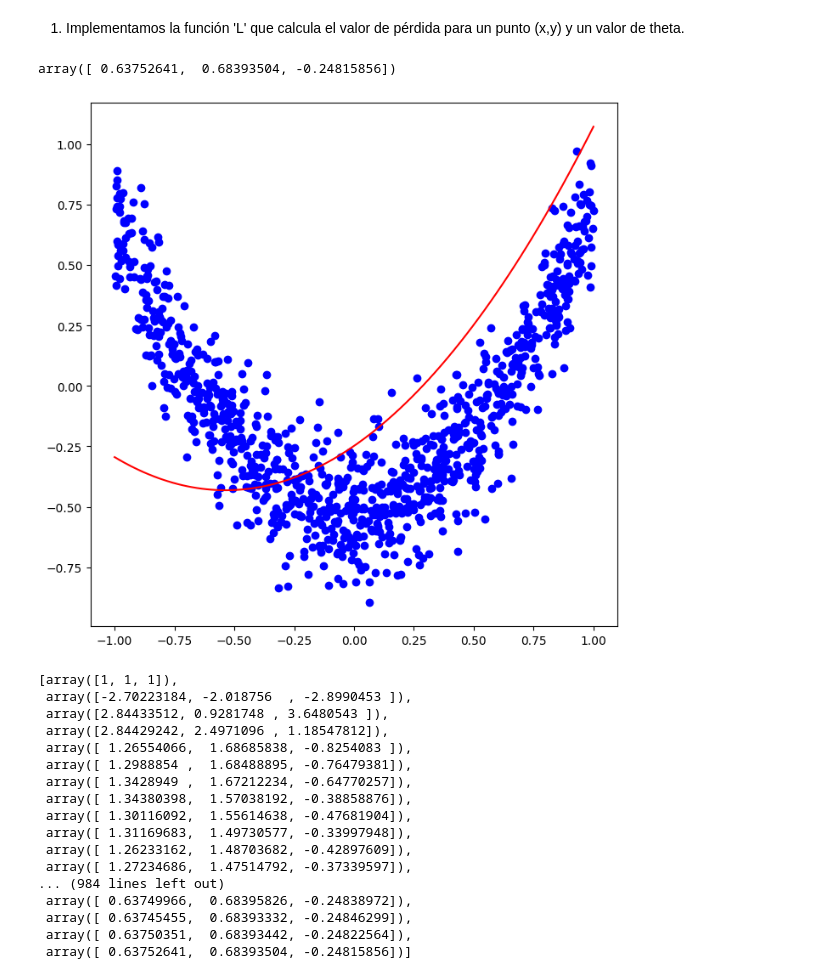
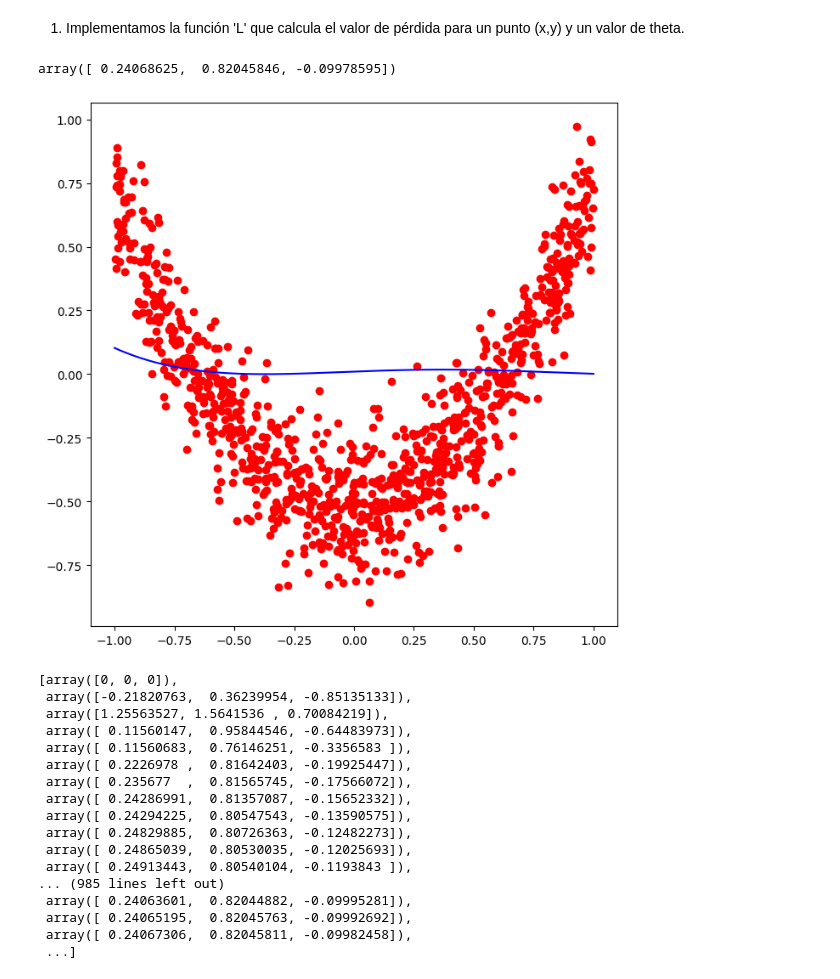
Before and after one commit to DvskyfenixX/Calculo-para-Ciencia-de-Datos, a Jupyter notebook: tarea_2.ipynb, the cells around one changed output. Cells and saved outputs as stored; diff of their text form; code cells hidden in the pictures.

```diff
--- a/tarea_2.ipynb
+++ b/tarea_2.ipynb
@@ -206,44 +206,43 @@ def L(theta, dato):
 def descenso_de_gradiente_estocastico(theta_0, datos):
     historial = [theta_0]
     theta_1 = theta_0
-    for i in range(1, len(datos)):
-        theta_k_1 = theta_1 - (1/i)*L(theta_1, datos[i])
+    for i in range(1, len(datos) + 1):
+        theta_k_1 = historial[-1] - 1/i*L(historial[-1], datos[i-1])
         historial.append(theta_k_1)
-        theta_1 = theta_k_1
-    return theta_1, historial
+    return theta_k_1, historial
 # %%
 # ejecutamos la función con los datos en 100 ordenes distintos
-theta_0 = np.array([1, 1, 1])
+theta_0 = np.array([0, 0, 0])
 theta_k_1, historial_theta = descenso_de_gradiente_estocastico(theta_0, datos_array)
 theta_k_1
 # %% [output]
-array([ 0.63752641,  0.68393504, -0.24815856])
+array([ 0.24068625,  0.82045846, -0.09978595])
-# %%
-# grafica vector theta_k_1
-plt.figure(figsize=(8, 8))
-np.linspace(-1, 1, 100)
-plt.plot(np.linspace(-1, 1, 100), theta_k_1[0]*np.linspace(-1, 1, 100)**2 + theta_k_1[1]*np.linspace(-1, 1, 100) + theta_k_1[2], color='r')
-plt.scatter(datos_array[:, 0], datos_array[:, 1], color='b')
-plt.show()
-# %% [output]
-[figure, removed]
+# %%
+# grafica vector resultante y los datos
+fig = plt.figure(figsize=(8, 8))
+plt.scatter(datos_array[:, 0], datos_array[:, 1], color='r', marker='o')
+x = np.linspace(-1, 1, len(datos_array))
+plt.plot(x, (theta_k_1[0]*(x**2) + theta_k_1[1]*x + theta_k_1[2] - x)**2, color='b')
+plt.show()
+# %% [output]
+[figure, added]
 # %%
 historial_theta
 # %% [output]
-[array([1, 1, 1]),
- array([-2.70223184, -2.018756  , -2.8990453 ]),
- array([2.84433512, 0.9281748 , 3.6480543 ]),
- array([2.84429242, 2.4971096 , 1.18547812]),
- array([ 1.26554066,  1.68685838, -0.8254083 ]),
- array([ 1.2988854 ,  1.68488895, -0.76479381]),
- array([ 1.3428949 ,  1.67212234, -0.64770257]),
- array([ 1.34380398,  1.57038192, -0.38858876]),
- array([ 1.30116092,  1.55614638, -0.47681904]),
- array([ 1.31169683,  1.49730577, -0.33997948]),
- array([ 1.26233162,  1.48703682, -0.42897609]),
- array([ 1.27234686,  1.47514792, -0.37339597]),
-... (984 lines left out)
- array([ 0.63749966,  0.68395826, -0.24838972]),
- array([ 0.63745455,  0.68393332, -0.24846299]),
- array([ 0.63750351,  0.68393442, -0.24822564]),
- array([ 0.63752641,  0.68393504, -0.24815856])]
+[array([0, 0, 0]),
+ array([-0.21820763,  0.36239954, -0.85135133]),
+ array([1.25563527, 1.5641536 , 0.70084219]),
+ array([ 0.11560147,  0.95844546, -0.64483973]),
+ array([ 0.11560683,  0.76146251, -0.3356583 ]),
+ array([ 0.2226978 ,  0.81642403, -0.19925447]),
+ array([ 0.235677  ,  0.81565745, -0.17566072]),
+ array([ 0.24286991,  0.81357087, -0.15652332]),
+ array([ 0.24294225,  0.80547543, -0.13590575]),
+ array([ 0.24829885,  0.80726363, -0.12482273]),
+ array([ 0.24865039,  0.80530035, -0.12025693]),
+ array([ 0.24913443,  0.80540104, -0.1193843 ]),
+... (985 lines left out)
+ array([ 0.24063601,  0.82044882, -0.09995281]),
+ array([ 0.24065195,  0.82045763, -0.09992692]),
+ array([ 0.24067306,  0.82045811, -0.09982458]),
+ ...]
```
Also changed, not shown: parts of 1 cell of this notebook, 3 other files.
